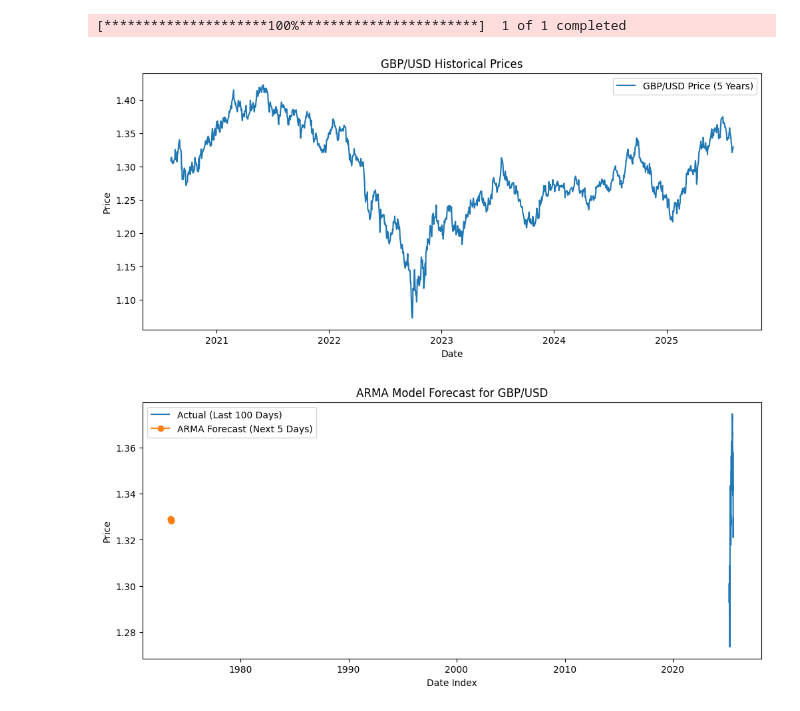
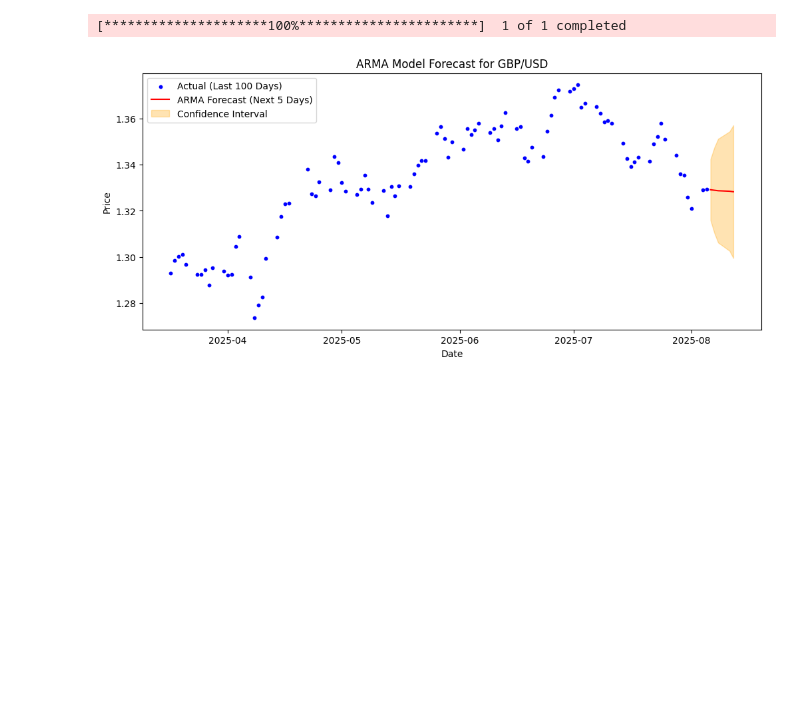
Before and after one commit to snowy615/trade_old_archive, a Jupyter notebook: ARMA 2.ipynb, the cells around one changed output. Drawn from its saved outputs; the diff is of its cells as text; code cells hidden in the pictures; blank space fills up the shorter version.

Commit message:
ARMA

```diff
--- a/ARMA 2.ipynb
+++ b/ARMA 2.ipynb
@@ -1,39 +1,38 @@
 # %%
 import pandas as pd
 import yfinance as yf
 from statsmodels.tsa.arima.model import ARIMA
 import matplotlib.pyplot as plt
 
 # Download 5 years of GBP/USD daily data
 data = yf.download('GBPUSD=X', period='5y', interval='1d')
 prices = data['Close'].dropna()
 
-# Plot historical prices
+# Fit ARMA model (ARMA is ARIMA with d=0)
+model = ARIMA(prices, order=(2, 0, 2))
+model_fit = model.fit()
+
+# Forecast the next 5 days with confidence intervals
+forecast_res = model_fit.get_forecast(steps=5)
+forecast = forecast_res.predicted_mean
+conf_int = forecast_res.conf_int()
+
+# Plot actual prices (scatter), ARMA forecast (line), and confidence interval (color)
 plt.figure(figsize=(12, 5))
-plt.plot(prices, label='GBP/USD Price (5 Years)')
-plt.title('GBP/USD Historical Prices')
+plt.scatter(prices.index[-100:], prices.values[-100:], label='Actual (Last 100 Days)', color='blue', s=10)
+plt.plot(prices.index[-1:], prices.values[-1:], color='blue')  # Connect last actual to forecast
+
+# Forecast indices
+forecast_indices = pd.date_range(prices.index[-1], periods=6, freq='B')[1:]
+
+plt.plot(forecast_indices, forecast, label='ARMA Forecast (Next 5 Days)', color='red')
+plt.fill_between(forecast_indices, conf_int.iloc[:, 0], conf_int.iloc[:, 1], color='orange', alpha=0.3, label='Confidence Interval')
+
+plt.title('ARMA Model Forecast for GBP/USD')
 plt.xlabel('Date')
 plt.ylabel('Price')
 plt.legend()
 plt.show()
-
-# Fit ARMA model (ARMA is ARIMA with d=0)
-model = ARIMA(prices, order=(2, 0, 2))
-model_fit = model.fit()
-
-# Forecast the next 5 days
-forecast = model_fit.forecast(steps=5)
-
-# Plot actual and forecasted prices
-plt.figure(figsize=(12, 5))
-plt.plot(prices[-100:], label='Actual (Last 100 Days)')
-plt.plot(range(len(prices), len(prices)+5), forecast, label='ARMA Forecast (Next 5 Days)', marker='o')
-plt.title('ARMA Model Forecast for GBP/USD')
-plt.xlabel('Date Index')
-plt.ylabel('Price')
-plt.legend()
-plt.show()
 # %% [output]
 [*********************100%***********************]  1 of 1 completed
-[figure, old version]
+[figure, new version]
-[figure, removed]
```
